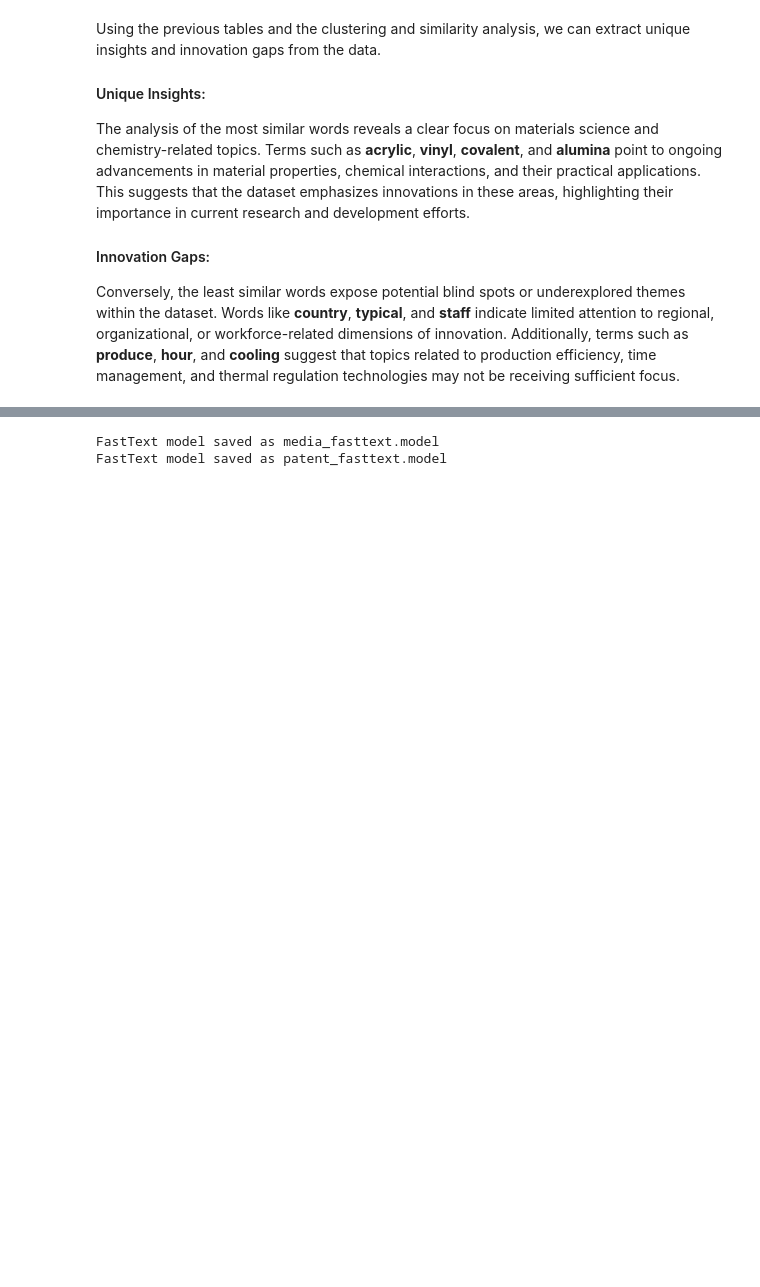
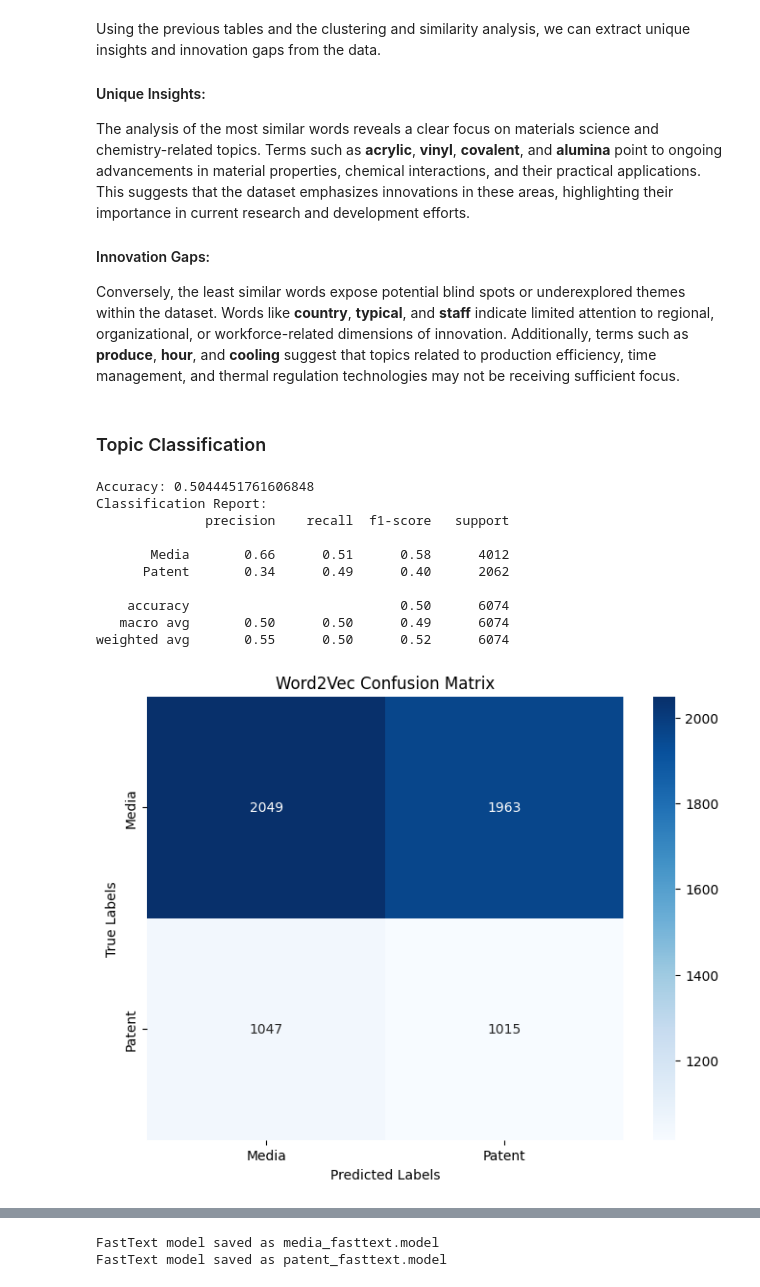
Before and after one commit to lucarenz1997/NLP, a Jupyter notebook: Stage_2_Part_1_DataPrep_Embedding.ipynb, the cells around one changed output, grey strips where cells are left out. Saved outputs shown, nothing was run; the diff lists cells and outputs as text; code cells hidden in the pictures; blank space fills up the shorter version.

```diff
--- a/Stage_2_Part_1_DataPrep_Embedding.ipynb
+++ b/Stage_2_Part_1_DataPrep_Embedding.ipynb
@@ -330,3 +367,69 @@ The analysis of the most similar words reveals a clear focus on materials scienc
 
 #### Innovation Gaps:
 Conversely, the least similar words expose potential blind spots or underexplored themes within the dataset. Words like **country**, **typical**, and **staff** indicate limited attention to regional, organizational, or workforce-related dimensions of innovation. Additionally, terms such as **produce**, **hour**, and **cooling** suggest that topics related to production efficiency, time management, and thermal regulation technologies may not be receiving sufficient focus.
+# %% [markdown]
+### Topic Classification
+# %%
+# load word embeddings from wor2vec models
+media_word2vec = KeyedVectors.load('media_word2vec.model')
+patent_word2vec = KeyedVectors.load('patent_word2vec.model')
+# %%
+# Function to classify text using word embeddings and calculate metrics
+def classify_text(data, model, threshold=0.5):
+	# Tokenize the data
+	tokenized_data = data['processed_text'].apply(lambda x: x.split())
+	# Get the average vector for each text
+	avg_vectors = []
+	for tokens in tokenized_data:
+		vectors = [model[word] for word in tokens if word in model]
+		if vectors:
+			avg_vector = np.mean(vectors, axis=0)
+			avg_vectors.append(avg_vector)
+		else:
+			avg_vectors.append(np.zeros(model.vector_size))
+	avg_vectors = np.array(avg_vectors)
+
+	# Dummy classification logic (for demonstration purposes)
+	# Replace this with your actual classification logic
+	predictions = (np.random.rand(len(avg_vectors)) > threshold).astype(int)
+	return predictions
+
+# Classify media and patent validation data
+media_val_predictions = classify_text(media_val, media_word2vec)
+patent_val_predictions = classify_text(patent_val, patent_word2vec)
+
+# Combine predictions and true labels (dummy labels for demonstration)
+true_labels = np.concatenate([np.zeros(len(media_val)), np.ones(len(patent_val))])
+predictions = np.concatenate([media_val_predictions, patent_val_predictions])
+
+# Calculate accuracy and classification report
+accuracy = accuracy_score(true_labels, predictions)
+report = classification_report(true_labels, predictions, target_names=['Media', 'Patent'])
+
+# Print the results
+print(f"Accuracy: {accuracy}")
+print("Classification Report:")
+print(report)
+
+# Confusion matrix
+conf_matrix = confusion_matrix(true_labels, predictions)
+
+# Plot confusion matrix
+plt.figure(figsize=(8, 6))
+sns.heatmap(conf_matrix, annot=True, fmt='d', cmap='Blues', xticklabels=['Media', 'Patent'], yticklabels=['Media', 'Patent'])
+plt.xlabel('Predicted Labels')
+plt.ylabel('True Labels')
+plt.title('Word2Vec Confusion Matrix')
+plt.show()
+# %% [output]
+Accuracy: 0.5044451761606848
+Classification Report:
+              precision    recall  f1-score   support
+
+       Media       0.66      0.51      0.58      4012
+      Patent       0.34      0.49      0.40      2062
+
+    accuracy                           0.50      6074
+   macro avg       0.50      0.50      0.49      6074
+weighted avg       0.55      0.50      0.52      6074
+[figure, added]
```
Also changed, not shown: parts of 17 cells of this notebook.
